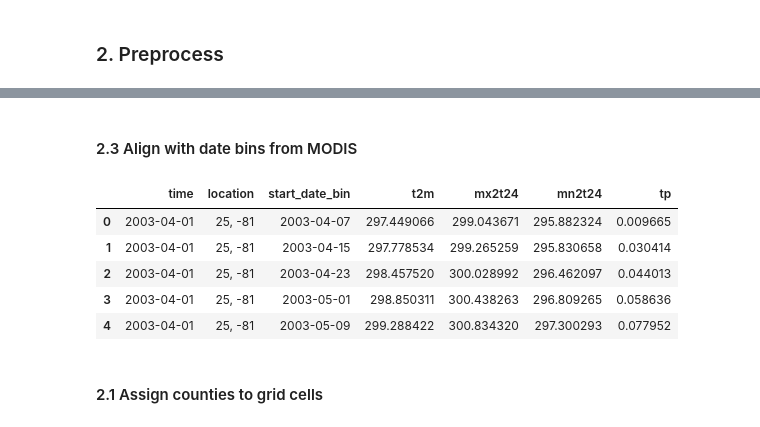
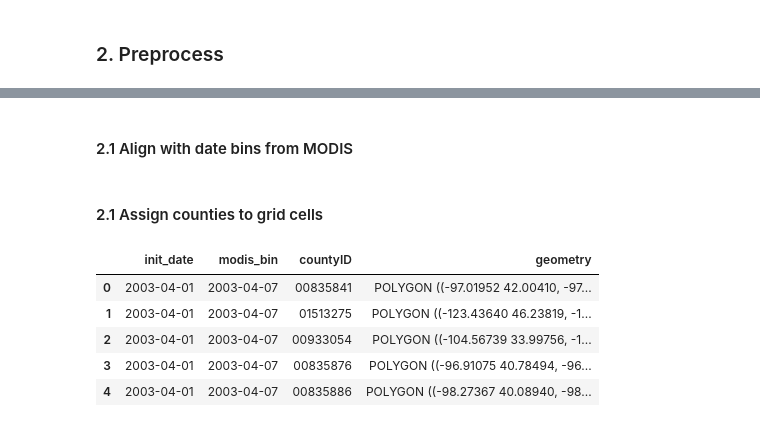
Before and after one commit to ellaampy/seasonal-yield-forecast, a Jupyter notebook: data_preparation/2_ecmwf_preprocessing.ipynb, the cells around one changed output, grey strips where cells are left out. Saved outputs shown, nothing was run; the diff lists cells and outputs as text; code cells hidden in the pictures.

Commit message:
add resampling logic and first steps for county assignment

```diff
--- a/data_preparation/2_ecmwf_preprocessing.ipynb
+++ b/data_preparation/2_ecmwf_preprocessing.ipynb
@@ -168,4 +64,4 @@ ecmwf = ecmwf.groupby(["time", "valid_time", "location"])[["t2m", "mx2t24", "mn2
 # %% [markdown]
-#### 2.3 Align with date bins from MODIS
+#### 2.1 Align with date bins from MODIS
 # %%
 li = []
@@ -188,11 +87,2 @@ ecmwf_resampled = pd.concat(li).reset_index()
-# %%
-ecmwf_resampled.head()
-# %% [output]
-|  | time | location | start_date_bin | t2m | mx2t24 | mn2t24 | tp |
-| 0 | 2003-04-01 | 25, -81 | 2003-04-07 | 297.449066 | 299.043671 | 295.882324 | 0.009665 |
-| 1 | 2003-04-01 | 25, -81 | 2003-04-15 | 297.778534 | 299.265259 | 295.830658 | 0.030414 |
-| 2 | 2003-04-01 | 25, -81 | 2003-04-23 | 298.457520 | 300.028992 | 296.462097 | 0.044013 |
-| 3 | 2003-04-01 | 25, -81 | 2003-05-01 | 298.850311 | 300.438263 | 296.809265 | 0.058636 |
-| 4 | 2003-04-01 | 25, -81 | 2003-05-09 | 299.288422 | 300.834320 | 297.300293 | 0.077952 |
 # %% [markdown]
 #### 2.1 Assign counties to grid cells
@@ -204,0 +89,16 @@ ecmwf = gpd.GeoDataFrame(ecmwf, geometry=gpd.points_from_xy(ecmwf["longitude"],
+# %%
+counties_with_ecmwf = pd.DataFrame(index=pd.MultiIndex.from_product([ecmwf_resampled["time"].unique().tolist(),
+                                              ecmwf_resampled["start_date_bin"].unique().tolist(),
+                                              us_continental_counties.COUNTYNS.unique()], names=["init_date", "modis_bin", "countyID"])).reset_index()
+counties_with_ecmwf = counties_with_ecmwf.merge(us_continental_counties[["COUNTYNS", "geometry"]], left_on="countyID", right_on="COUNTYNS", how="left")
+
+counties_with_ecmwf = gpd.GeoDataFrame(counties_with_ecmwf[["init_date", "modis_bin", "countyID", "geometry"]], geometry="geometry")
+
+counties_with_ecmwf.head()
+# %% [output]
+|  | init_date | modis_bin | countyID | geometry |
+| 0 | 2003-04-01 | 2003-04-07 | 00835841 | POLYGON ((-97.01952 42.00410, -97... |
+| 1 | 2003-04-01 | 2003-04-07 | 01513275 | POLYGON ((-123.43640 46.23819, -1... |
+| 2 | 2003-04-01 | 2003-04-07 | 00933054 | POLYGON ((-104.56739 33.99756, -1... |
+| 3 | 2003-04-01 | 2003-04-07 | 00835876 | POLYGON ((-96.91075 40.78494, -96... |
+| 4 | 2003-04-01 | 2003-04-07 | 00835886 | POLYGON ((-98.27367 40.08940, -98... |
```
Also changed, not shown: parts of 19 cells of this notebook, 1 other file.
